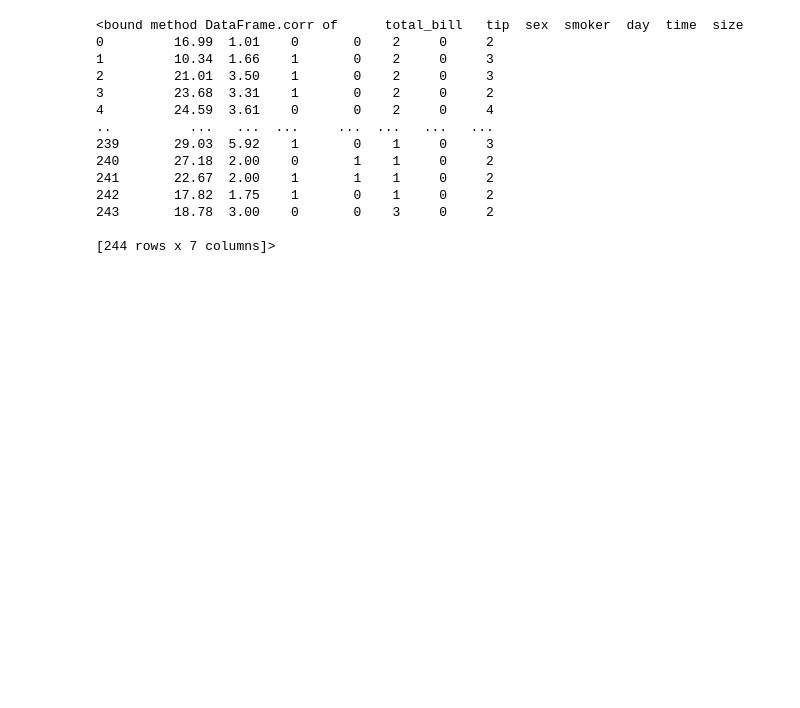
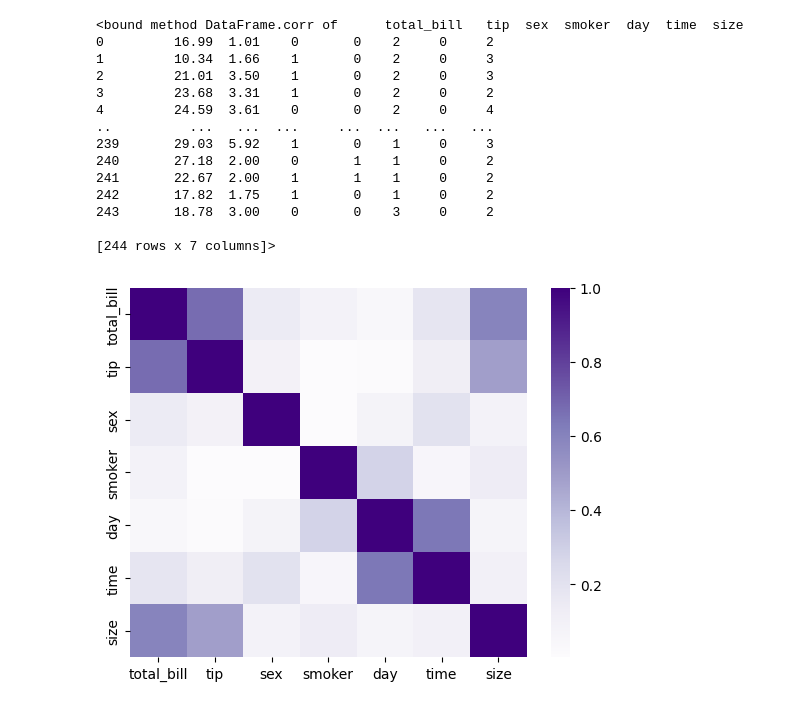
Before and after one commit to charanyadav5/charan, a Jupyter notebook: day17.ipynb, the cells around one changed output. Cells and saved outputs as stored; diff of their text form; code cells hidden in the pictures; blank space fills up the shorter version.

```diff
--- a/day17.ipynb
+++ b/day17.ipynb
@@ -66,0 +69,5 @@ df.corr
+# %%
+sns.heatmap(np.abs(df.corr()), cmap="Purples")
+plt.show()
+# %% [output]
+[figure, added]
```
Also changed, not shown: parts of 6 cells of this notebook.
